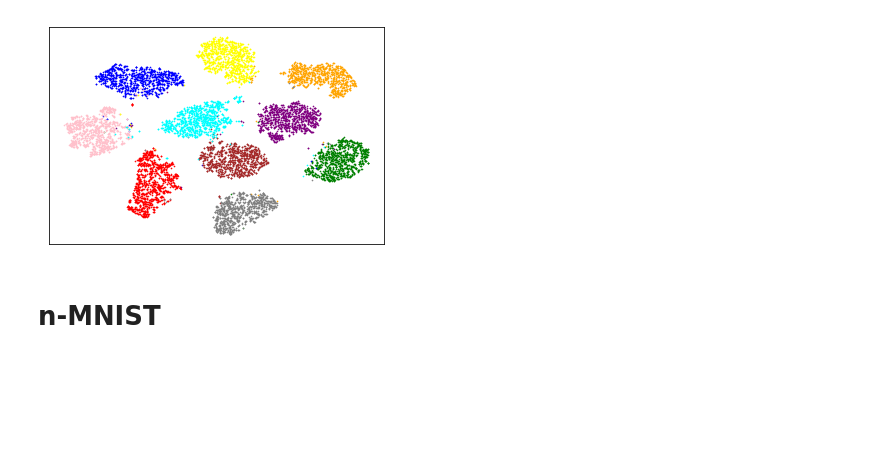
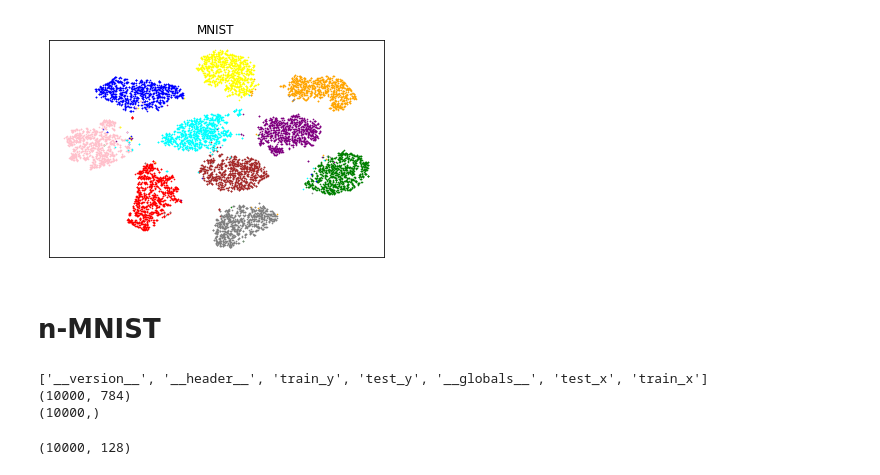
Before and after one commit to seb5666/cnn_gaussian_process_uncertainty, a Jupyter notebook: feature_visualisation.ipynb, the cells around one changed output. Saved outputs shown, nothing was run; the diff lists cells and outputs as text; code cells hidden in the pictures; blank space fills up the shorter version.

```diff
--- a/feature_visualisation.ipynb
+++ b/feature_visualisation.ipynb
@@ -24,16 +24,17 @@ X_test_embedded = np.load('data/X_test_2d_embedded.npy')
 # %%
 # colors= ['#12efff','#eee111','#eee00f','#e00fff','#123456','#abc222','#000000','#123fff','#1eff1f','#2edf4f','#2eaf9f','#22222f']
 colors = ['green', 'red', 'blue', 'yellow', 'brown', 'orange', 'grey', 'pink', 'purple', 'cyan']
 # cmap = matplotlib.cm.tab10
 cmap = ListedColormap(colors)
 for i, c in enumerate(cmap.colors):
     X = X_test_embedded[y_test == i]
     plt.scatter(X[:,0], X[:,1], color=c, s=0.4)
-plt.savefig("figs/embeddings_visualisation.png", bbox_inches='tight')
 plt.xticks([])
+plt.title("MNIST")
 plt.yticks([])
 plt.legend()
+plt.savefig("figs/embeddings_visualisation.png", bbox_inches='tight')
 # %% [output]
-[figure, old version]
+[figure, new version]
 # %% [markdown]
 # n-MNIST
@@ -42 +41,39 @@ noisy_X = np.load('data/noisy_X_train.npy')
+# %%
+import scipy.io
+
+def load_data(DATA_DIR):
+    rows, cols = 28, 28
+    nb_classes = 10
+
+    mat = scipy.io.loadmat(DATA_DIR)
+    print(list(mat.keys()))
+    X_train = mat['train_x']
+    Y_train = np.argmax(mat['train_y'], axis=-1)
+    X_test = mat['test_x']
+    Y_test = np.argmax(mat['test_y'], axis=-1)
+
+    # Reshape and format input
+
+    #Renormalize images
+    X_train = X_train.astype('float32')
+    X_train /= 255.0
+    X_test = X_test.astype('float32')
+    X_test /= 255.0
+
+    return (X_train, Y_train, X_test, Y_test)
+
+_, _, noisy_imgs, noisy_y = load_data('data/mnist-with-awgn.mat')
+
+print(noisy_imgs.shape)
+print(noisy_y.shape)
+# %% [output]
+['__version__', '__header__', 'train_y', 'test_y', '__globals__', 'test_x', 'train_x']
+(10000, 784)
+(10000,)
+# %%
+from get_mnist_features import get_gp_mnist_data
+noisy_X = get_gp_mnist_data('my_model.h5', noisy_imgs.reshape(-1, 28,28,1))
+print(noisy_X.shape)
+# %% [output]
+(10000, 128)
 # %%
```
Also changed, not shown: parts of 5 cells of this notebook, 11 other files.
